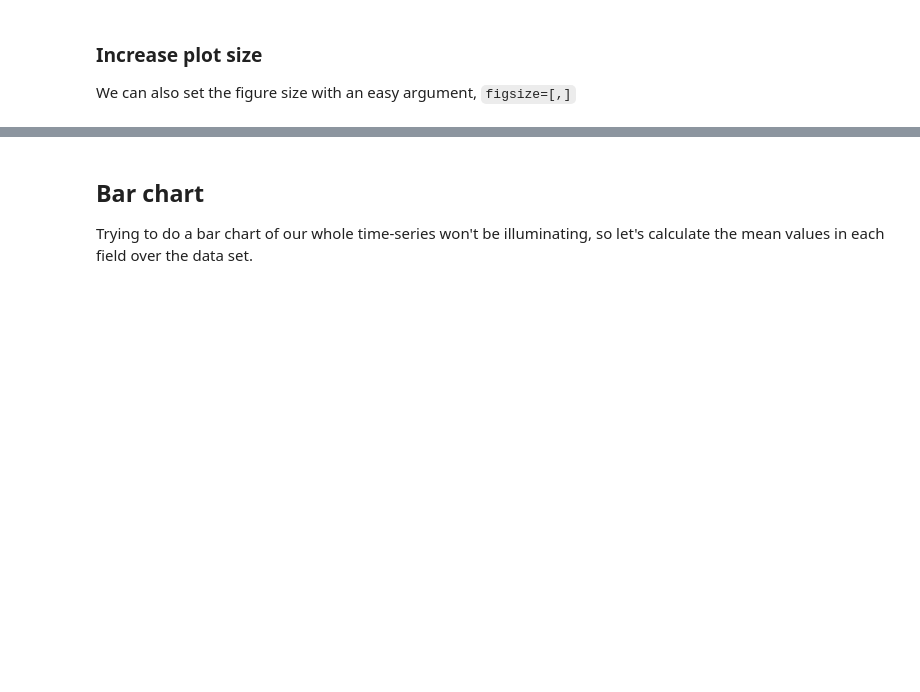
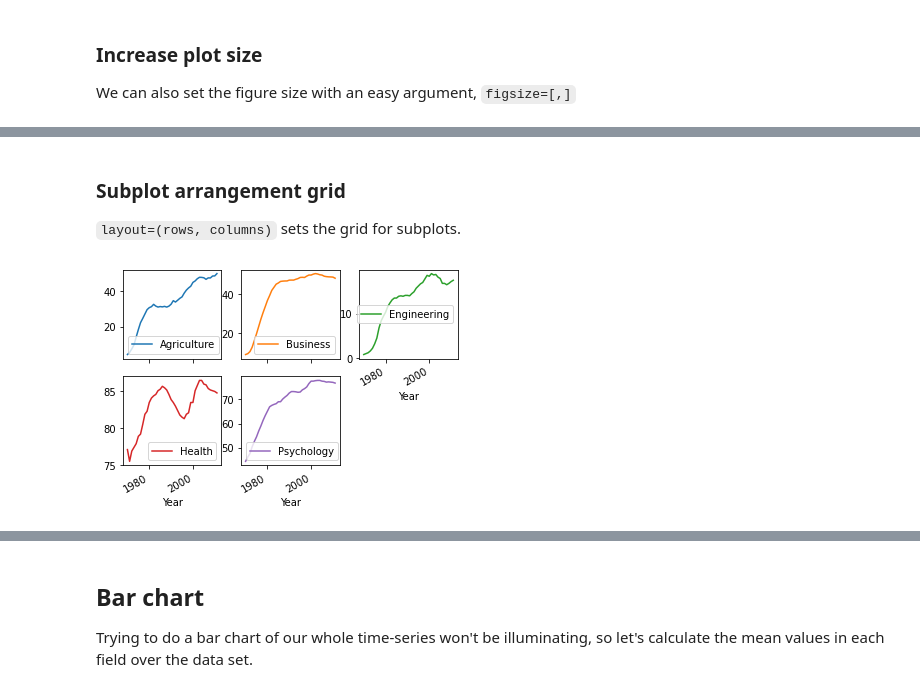
Before and after one commit to emonson/pandas-jupyterlab, a Jupyter notebook: BasicPandasPlotting.ipynb, the cells around one changed output, grey strips where cells are left out. Drawn from its saved outputs; the diff is of its cells as text; code cells hidden in the pictures; blank space fills up the shorter version.

```diff
--- a/BasicPandasPlotting.ipynb
+++ b/BasicPandasPlotting.ipynb
@@ -100,0 +117,8 @@ df.plot.line(y=['Business','Psychology'], figsize=[10,6]);
+# %% [markdown]
+### Subplot arrangement grid
+
+`layout=(rows, columns)` sets the grid for subplots.
+# %%
+df.plot.line(subplots=True, layout=(2,3));
+# %% [output]
+[figure, added]
```
Also changed, not shown: parts of 29 cells of this notebook, 16 other files.
